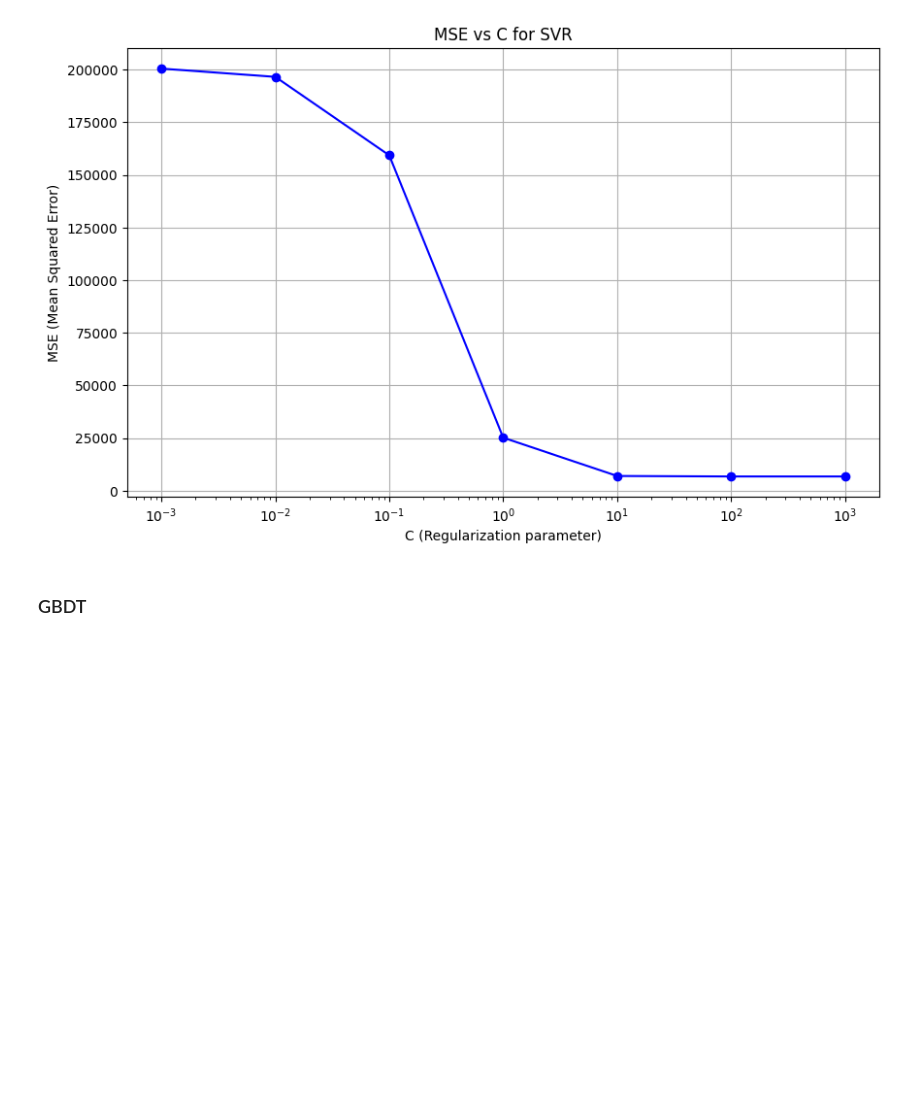
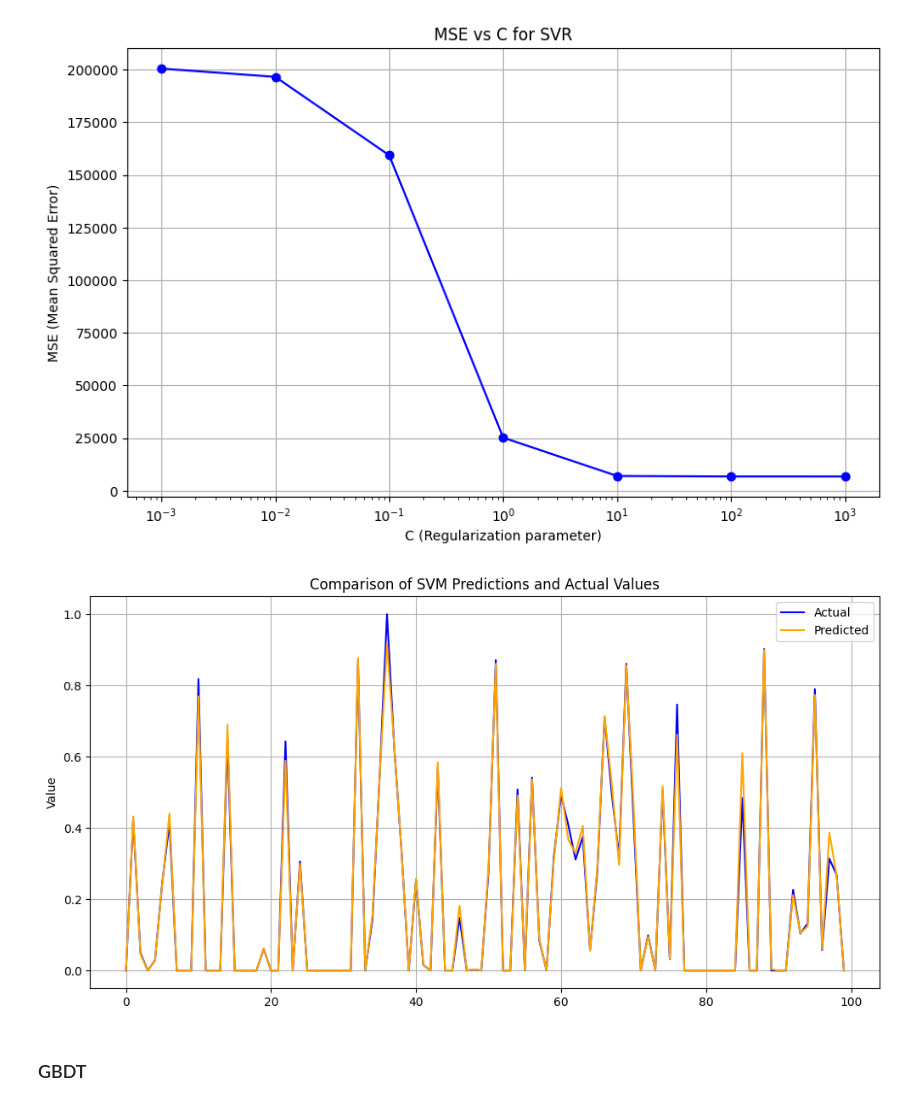
Before and after one commit to HarryXiong24/postgraduate-code-collection, a Jupyter notebook: Winter 2024/ML/project/main.ipynb, the cells around one changed output. Cells and saved outputs as stored; diff of their text form; code cells hidden in the pictures; blank space fills up the shorter version.

```diff
--- a/Winter 2024/ML/project/main.ipynb
+++ b/Winter 2024/ML/project/main.ipynb
@@ -335,6 +336,42 @@ plt.grid(True)
 plt.show()
 # %% [output]
 [figure]
+# %%
+sample_size = 100
+y_test_array = y_test.values.reshape(-1, 1)
+y_pred_svm_array = y_pred_svm.reshape(-1, 1)
+
+values = np.vstack((y_test_array, y_pred_svm_array))
+
+# Now apply MinMaxScaler
+scaler = MinMaxScaler()
+values_scaled = scaler.fit_transform(values)
+
+# Split the arrays back into the original sizes after scaling
+scaled_y_test = values_scaled[: len(y_test)]
+scaled_y_pred_svm = values_scaled[len(y_pred_svm) :]
+
+plt.figure(figsize=(12, 6))
+plt.plot(
+    range(sample_size),
+    scaled_y_test[:sample_size],
+    label="Actual",
+    color="blue",
+)
+plt.plot(
+    range(sample_size),
+    scaled_y_pred_svm[:sample_size],
+    label="Predicted",
+    color="orange",
+)
+
+plt.title("Comparison of SVM Predictions and Actual Values")
+plt.ylabel("Value")
+plt.legend()
+plt.grid(True)
+plt.show()
+# %% [output]
+[figure, added]
 # %% [markdown]
 ### GBDT
 # %%
```
Also changed, not shown: parts of 6 cells of this notebook.
